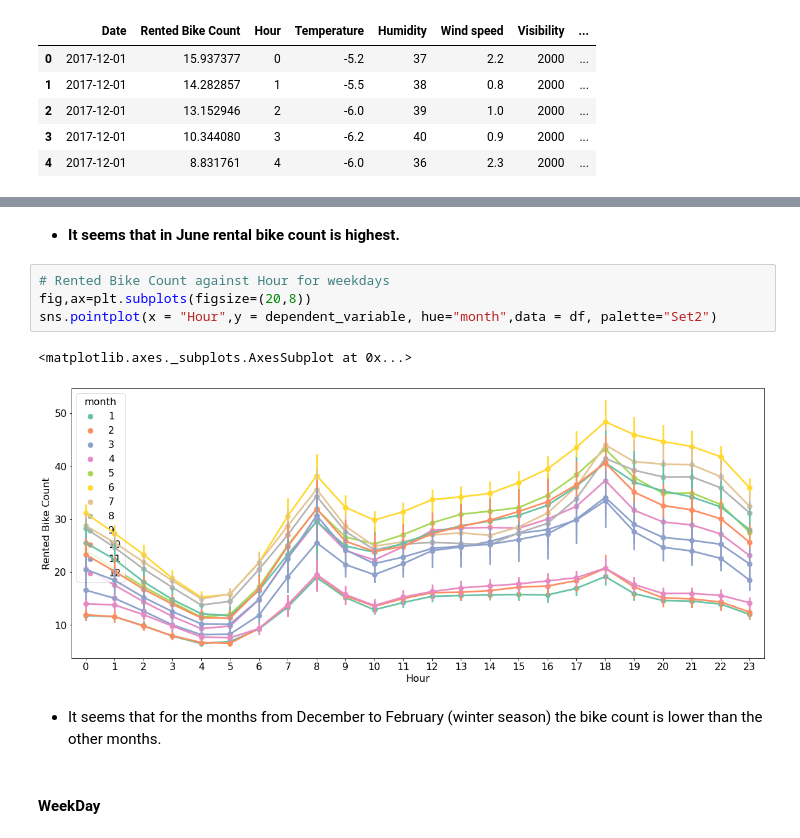
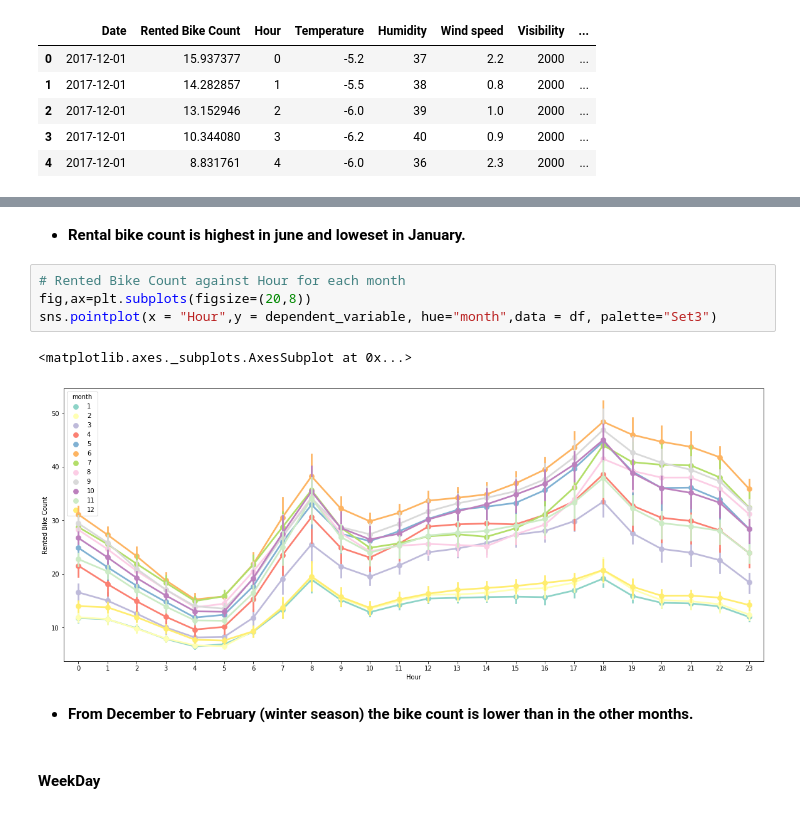
Before and after one commit to nayan136/Seoul-Bike-Sharing-Demand-Prediction, a Jupyter notebook: Seoul_Bike_Sharing_Demand_Prediction.ipynb, the cells around one changed output, grey strips where cells are left out. Drawn from its saved outputs; the diff is of its cells as text.

```diff
--- a/Seoul_Bike_Sharing_Demand_Prediction.ipynb
+++ b/Seoul_Bike_Sharing_Demand_Prediction.ipynb
@@ -415,14 +415,14 @@ sns.barplot(x = "month",y = dependent_variable,data = df)
-# %% [markdown]
-* **It seems that in June rental bike count is highest.**
+# %% [markdown]
+* **Rental bike count is highest in june and loweset in January.**
 # %%
-# Rented Bike Count against Hour for weekdays
+# Rented Bike Count against Hour for each month
 fig,ax=plt.subplots(figsize=(20,8))
-sns.pointplot(x = "Hour",y = dependent_variable, hue="month",data = df, palette="Set2")
+sns.pointplot(x = "Hour",y = dependent_variable, hue="month",data = df, palette="Set3")
 # %% [output]
 <matplotlib.axes._subplots.AxesSubplot at 0x...>
-[figure, old version]
+[figure, new version]
 # %% [markdown]
-* It seems that for the months from December to February (winter season) the bike count is lower than the other months.
+* **From December to February (winter season) the bike count is lower than in the other months.**
 # %% [markdown]
 #### WeekDay
 # %%
```
Also changed, not shown: parts of 70 cells of this notebook.
